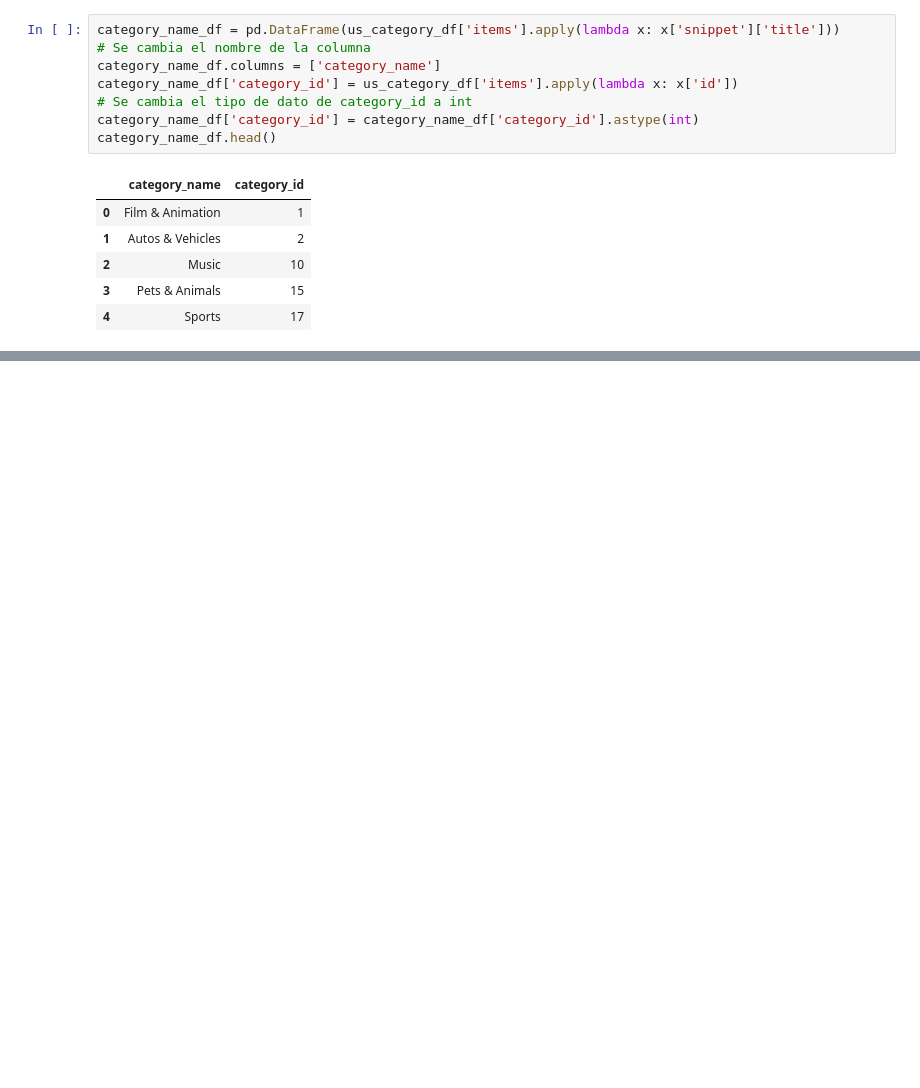
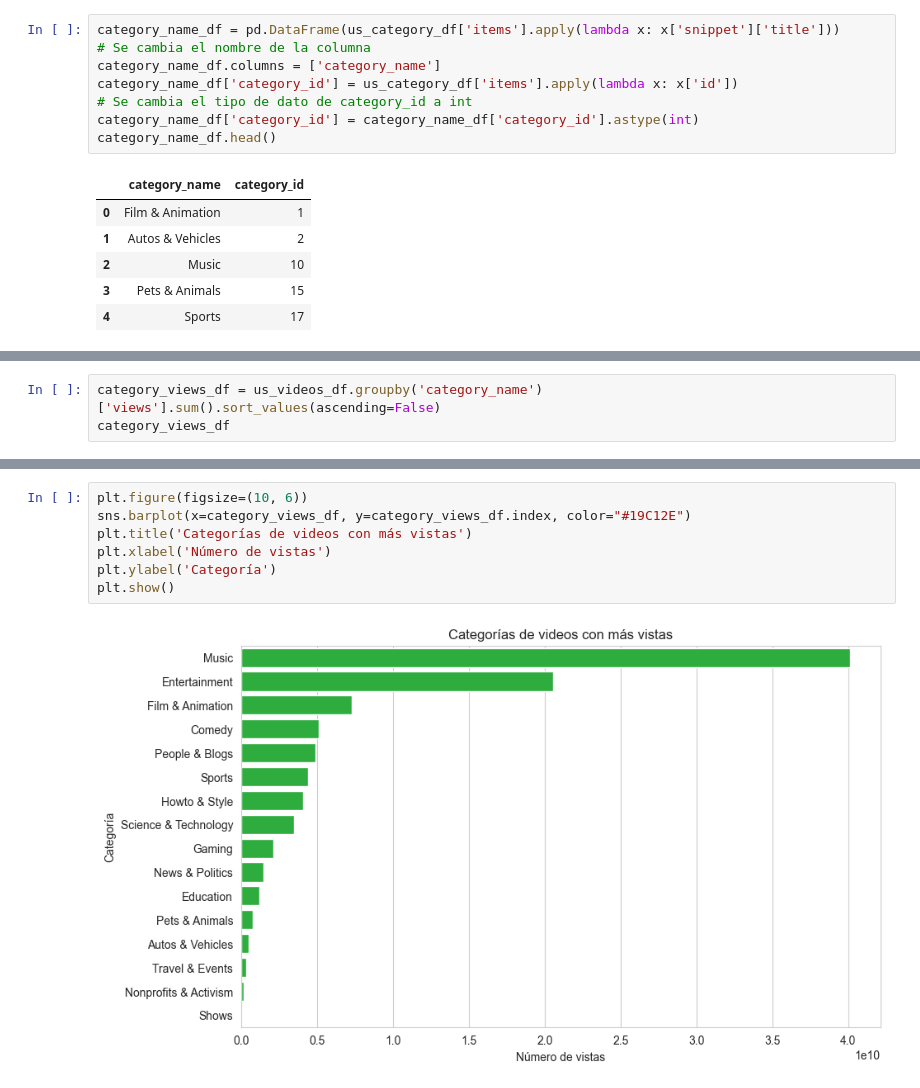
Before and after one commit to andres345gm/Skandia-prueba-tecnica, a Jupyter notebook: youtube_data_analysis.ipynb, the cells around one changed output, grey strips where cells are left out. Cells and saved outputs as stored; diff of their text form; blank space fills up the shorter version.

```diff
--- a/youtube_data_analysis.ipynb
+++ b/youtube_data_analysis.ipynb
@@ -232,0 +247,3 @@ us_videos_df.head()
+# %%
+category_views_df = us_videos_df.groupby('category_name')['views'].sum().sort_values(ascending=False)
+category_views_df
@@ -232,0 +291,9 @@ us_videos_df.head()
+# %%
+plt.figure(figsize=(10, 6))
+sns.barplot(x=category_views_df, y=category_views_df.index, color="#19C12E")
+plt.title('Categorías de videos con más vistas')
+plt.xlabel('Número de vistas')
+plt.ylabel('Categoría')
+plt.show()
+# %% [output]
+[figure, added]
```
Also changed, not shown: parts of 34 cells of this notebook.
